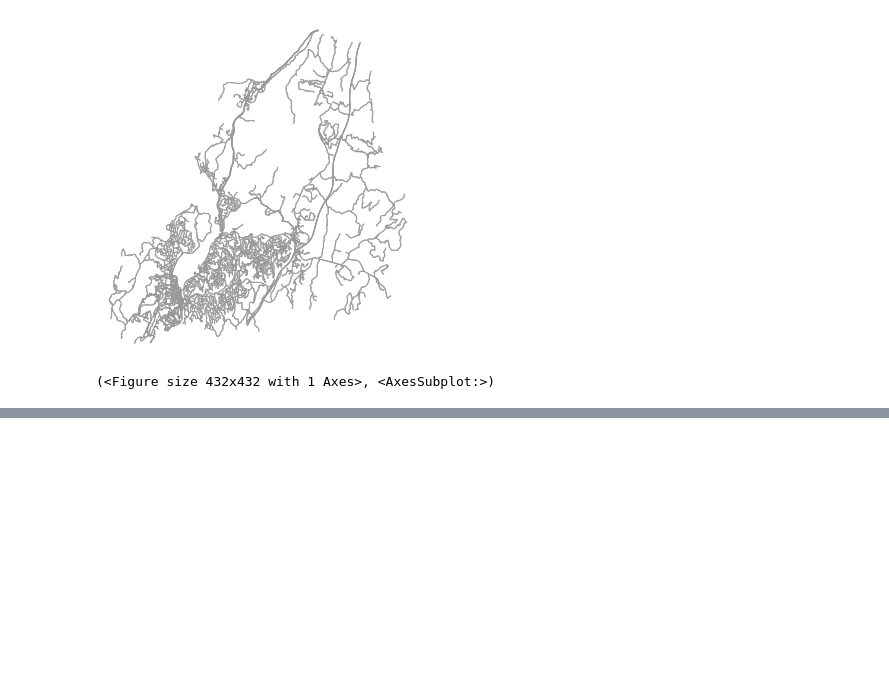
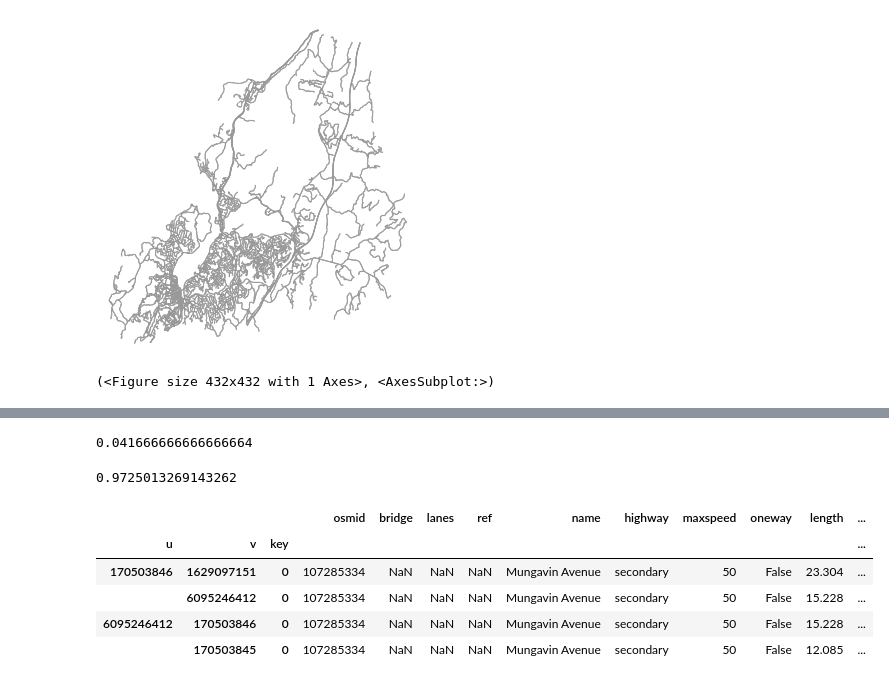
Before and after one commit to alaw005/osmnx-catchments, a Jupyter notebook: notebooks/Porirua_spatial_analysis_with_slope.ipynb, the cells around one changed output, grey strips where cells are left out. Drawn from its saved outputs; the diff is of its cells as text; code cells hidden in the pictures; blank space fills up the shorter version.

```diff
--- a/notebooks/Porirua_spatial_analysis_with_slope.ipynb
+++ b/notebooks/Porirua_spatial_analysis_with_slope.ipynb
@@ -90,0 +105,19 @@ p = plt.hist(data, bins=50, range=(-1.3,1.3), log=True)
+# %%
+(50.630966-50.372471)/15.228
+# %% [output]
+0.041666666666666664
+# %%
+import math
+
+math.degrees(math.atan((50.630966-50.372471)/15.228))
+# %% [output]
+0.9725013269143262
+# %%
+walk.edges.loc[[170503846,6095246412]]
+# %% [output]
+|  |  |  | osmid | bridge | lanes | ref | name | highway | maxspeed | oneway | length | ... |
+| u | v | key |  |  |  |  |  |  |  |  |  | ... |
+| 170503846 | 1629097151 | 0 | 107285334 | NaN | NaN | NaN | Mungavin Avenue | secondary | 50 | False | 23.304 | ... |
+|  | 6095246412 | 0 | 107285334 | NaN | NaN | NaN | Mungavin Avenue | secondary | 50 | False | 15.228 | ... |
+| 6095246412 | 170503846 | 0 | 107285334 | NaN | NaN | NaN | Mungavin Avenue | secondary | 50 | False | 15.228 | ... |
+|  | 170503845 | 0 | 107285334 | NaN | NaN | NaN | Mungavin Avenue | secondary | 50 | False | 12.085 | ... |
```
Also changed, not shown: parts of 6 cells of this notebook, 2 other files.
